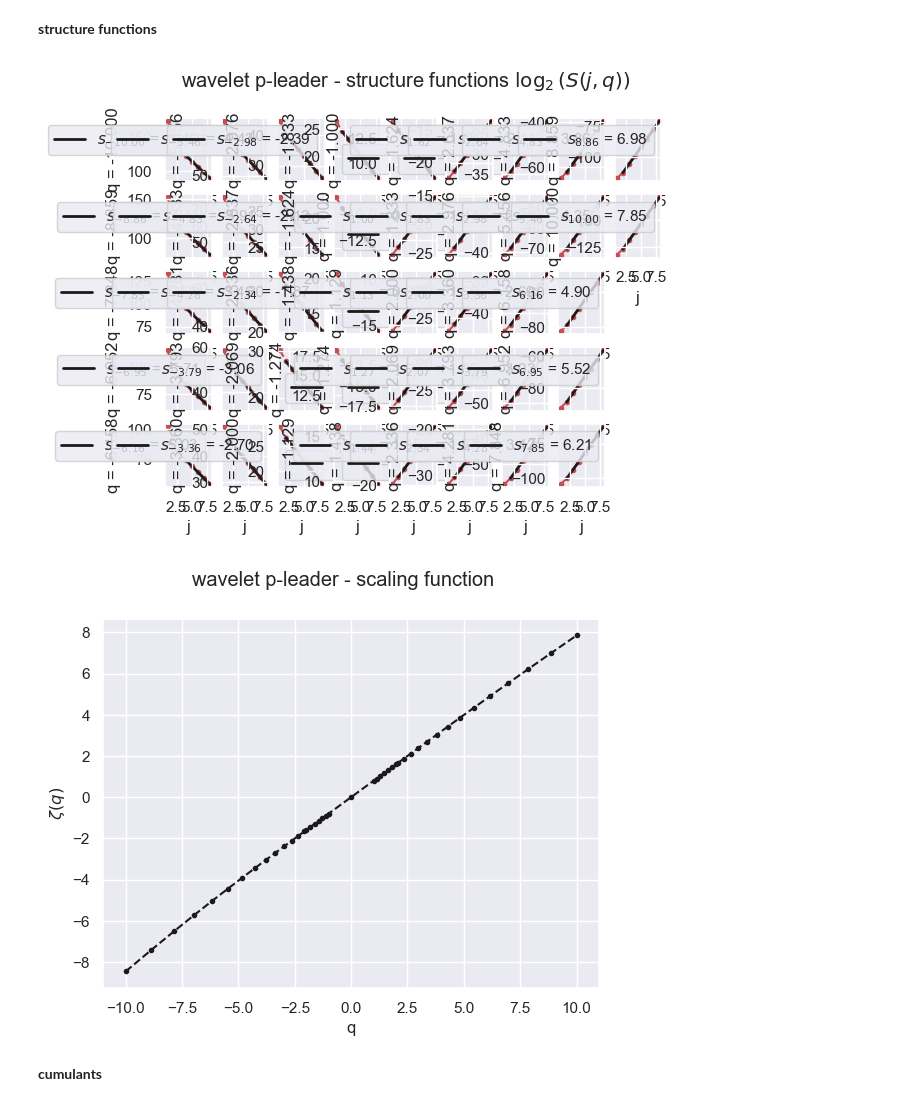
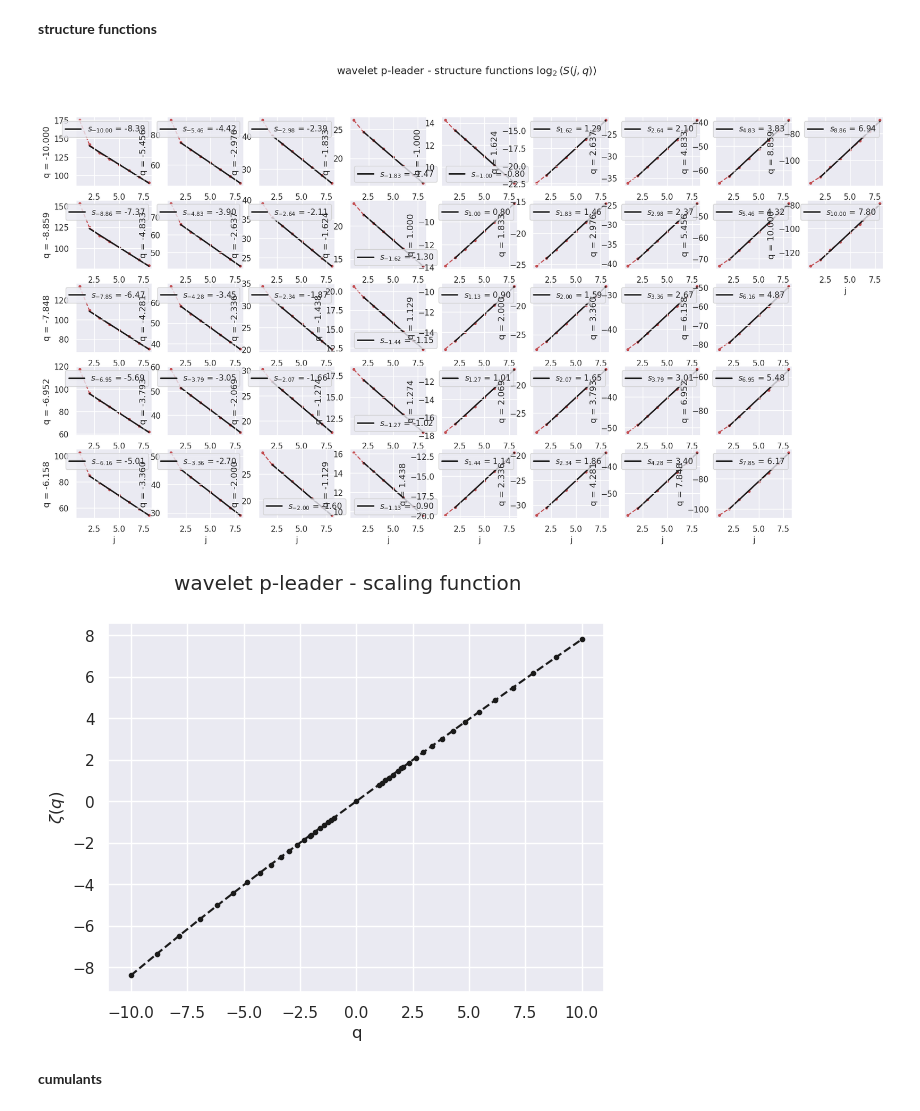
Before and after one commit to neurospin/pymultifracs, a Jupyter notebook: examples/Demo-fbm.ipynb, the cells around one changed output. Drawn from its saved outputs; the diff is of its cells as text; code cells hidden in the pictures.

```diff
--- a/examples/Demo-fbm.ipynb
+++ b/examples/Demo-fbm.ipynb
@@ -5,7 +5,7 @@
 # %%
 import matplotlib.pyplot as plt
 import seaborn as sns
-sns.set(style="darkgrid")
+sns.set(style="darkgrid", context='notebook')
 figure_folder = 'figures/fBm/'
 # %% [markdown]
 ## Generating a signal
@@ -229,7 +202,7 @@ lwt_mfs.plot()
 ### Using p-leaders
 # %%
 dwt, lwt = mfa.mf_analysis_full(X,
-    scaling_ranges=[[2,8]],
+    scaling_ranges=[(2, 8)],
     q=build_q_log(1, 10, 20),
     n_cumul=2,
     p_exp=2
@@ -243,13 +216,13 @@ The `lwt_sf`, `lwt_cumul`, `lwt_mfs` variables defined here share the same struc
 # %% [markdown]
 **structure functions**
 # %%
-lwt_sf.plot(nrow=5)
+lwt_sf.plot(nrow=5, figsize=(20, 10))
 # %% [output]
-[figure, old version]
+[figure, new version]
 # %%
 lwt_sf.plot_scaling()
 # %% [output]
-[figure, old version]
+[figure, new version]
 # %% [markdown]
 **cumulants**
 # %%
```
Also changed, not shown: parts of 19 cells of this notebook, 1 other file.
